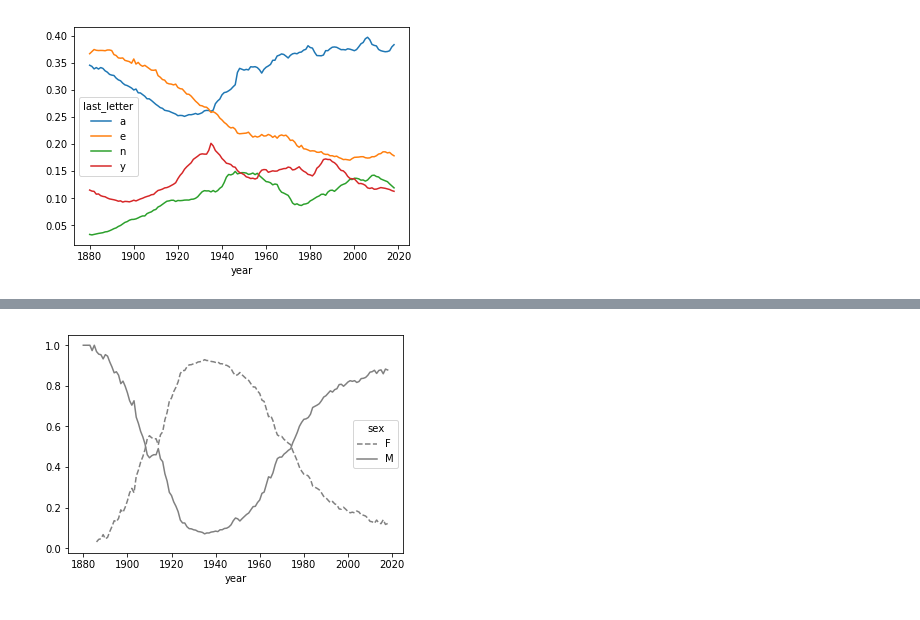
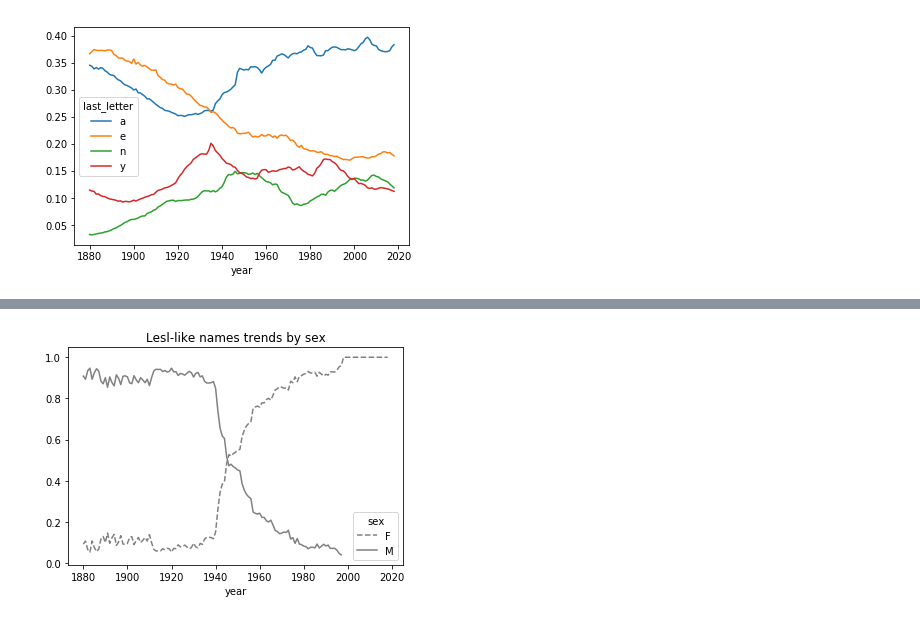
Before and after one commit to ffflora/data-analysis-projects, a Jupyter notebook: babynames.ipynb, the cells around one changed output, grey strips where cells are left out. Cells and saved outputs as stored; diff of their text form; code cells hidden in the pictures.

```diff
--- a/babynames.ipynb
+++ b/babynames.ipynb
@@ -363,4 +406,4 @@ plot_similar_names_with_sex('lesl')
-# %%
-plot_similar_names_with_sex('patric')
-# %% [output]
-[figure, removed]
+# %%
+plot_similar_names_with_sex('lesl','Lesl-like names trends by sex')
+# %% [output]
+[figure, added]
```
Also changed, not shown: parts of 37 cells of this notebook.
